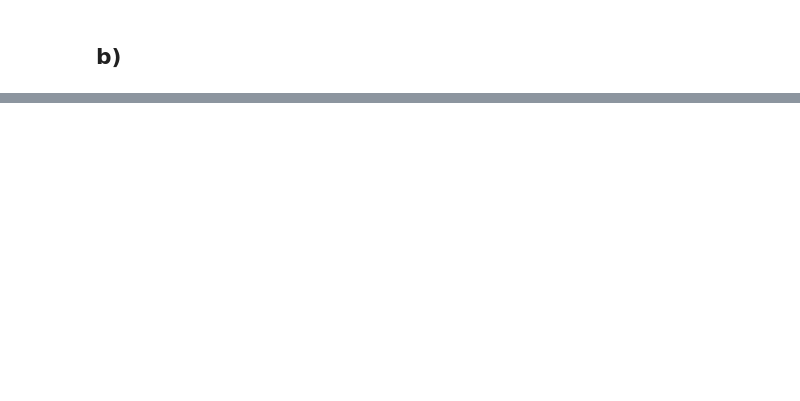
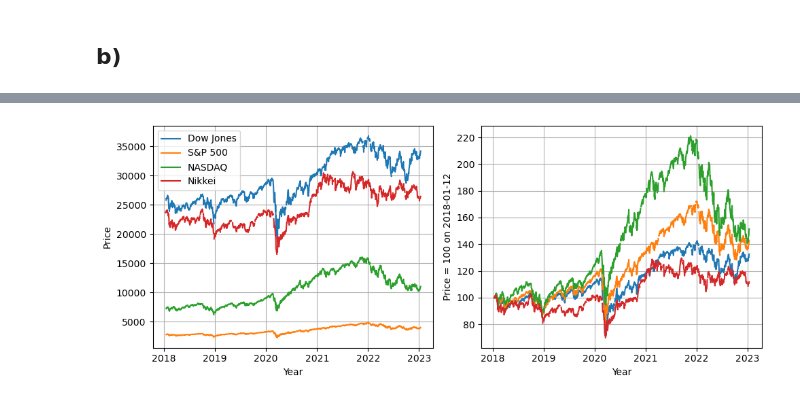
Before and after one commit to johanoelgaard/ECON136, a Jupyter notebook: ps1/PS1.ipynb, the cells around one changed output, grey strips where cells are left out. Cells and saved outputs as stored; diff of their text form; code cells hidden in the pictures; blank space fills up the shorter version.

```diff
--- a/ps1/PS1.ipynb
+++ b/ps1/PS1.ipynb
@@ -102,2 +90,28 @@ dtype: float64
+# %%
+# normalize the data to start at 100
+stock_df_normalized = stock_df_close / stock_df_close.iloc[0] * 100
+# %%
+plt.figure(figsize=(10, 4))  # Adjust the figure size to accommodate the horizontal layout
+
+# First subplot
+plt.subplot(1, 2, 1)  # Change to 1 row, 2 columns, first plot
+plt.plot(stock_df_close)
+plt.xlabel('Year')
+plt.ylabel('Price')
+plt.legend(stock_df_normalized.columns)
+plt.grid()
+
+# Second subplot
+plt.subplot(1, 2, 2)  # Change to 1 row, 2 columns, second plot
+plt.plot(stock_df_normalized)
+plt.xlabel('Year')
+plt.ylabel('Price = 100 on 2018-01-12')
+plt.grid()
+
+#plt.suptitle('Dow Jones Industrial Av')  # Set the title for the entire figure
+plt.tight_layout()  # Add this to ensure the subplots do not overlap
+plt.savefig('stocks_compared.png')
+# %% [output]
+[figure, added]
 # %%
 
```
Also changed, not shown: parts of 7 cells of this notebook, 4 other files.
